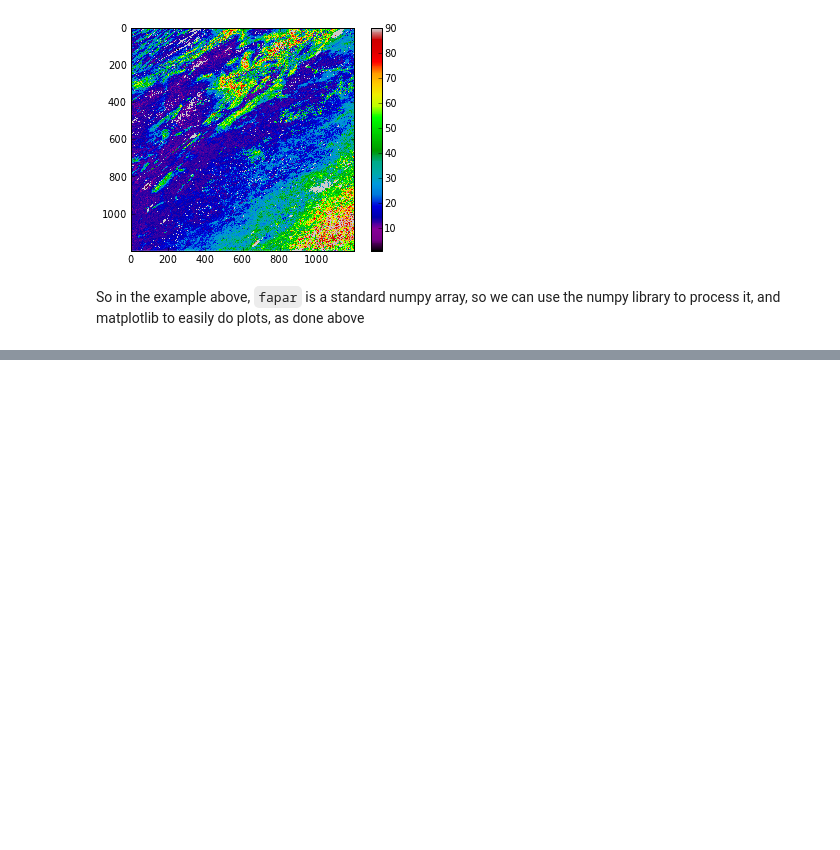
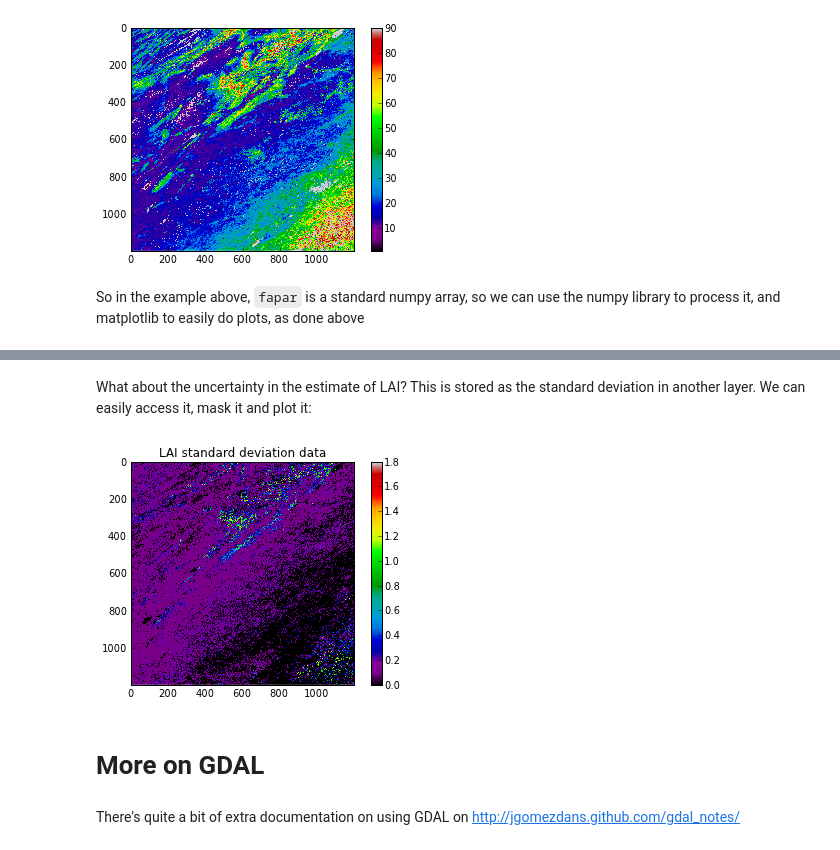
Before and after one commit to jgomezdans/geogg122_lectures, a Jupyter notebook: lectures/FTP_session.ipynb, the cells around one changed output, grey strips where cells are left out. Saved outputs shown, nothing was run; the diff lists cells and outputs as text; code cells hidden in the pictures; blank space fills up the shorter version.

```diff
--- a/lectures/FTP_session.ipynb
+++ b/lectures/FTP_session.ipynb
@@ -324,0 +358,18 @@ So in the example above, `fapar` is a standard numpy array, so we can use the nu
+# %% [markdown]
+What about the uncertainty in the estimate of LAI? This is stored as the standard deviation in another layer. We can easily access it, mask it and plot it:
+# %%
+g = gdal.Open ( 'HDF4_EOS:EOS_GRID:"MCD15A2.A2011185.h09v05.005.2011213154534.hdf":MOD_Grid_MOD15A2:LaiStdDev_1km' )
+sigma_lai = g.ReadAsArray()
+fig = plt.figure()
+ax = fig.add_subplot(111)
+n_sigma_lai = np.where ( mask == 1, sigma_lai*0.1, 0.0 )
+cax = ax.imshow(n_sigma_lai, interpolation='nearest', cmap=plt.cm.spectral)
+cbar = fig.colorbar(cax)
+ax.set_title(r'LAI standard deviation data')
+plt.show()
+# %% [output]
+[figure, added]
+# %% [markdown]
+# More on GDAL
+# %% [markdown]
+There's quite a bit of extra documentation on using GDAL on [http://jgomezdans.github.com/gdal_notes/](http://jgomezdans.github.com/gdal_notes/)
```
Also changed, not shown: parts of 3 cells of this notebook.
